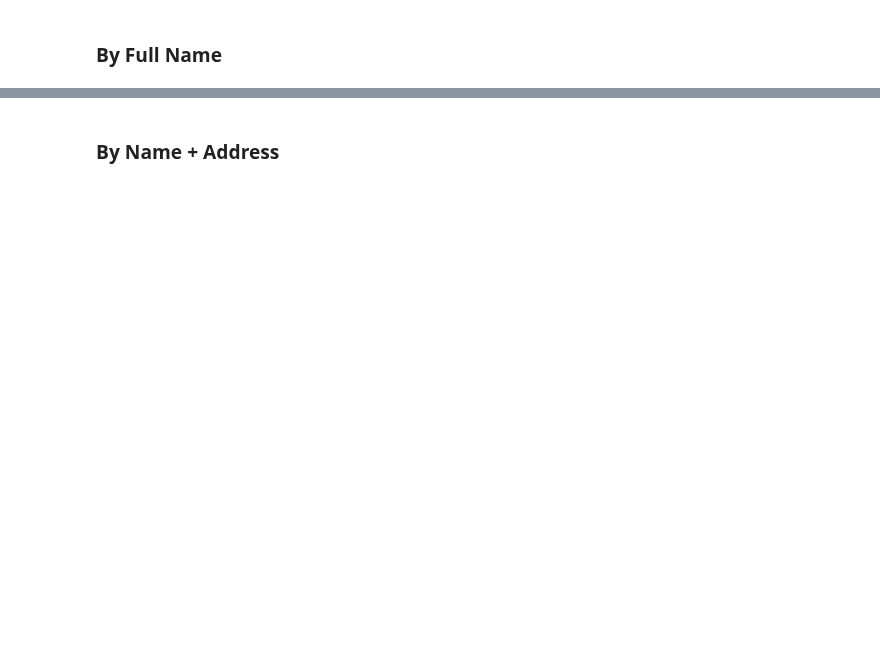
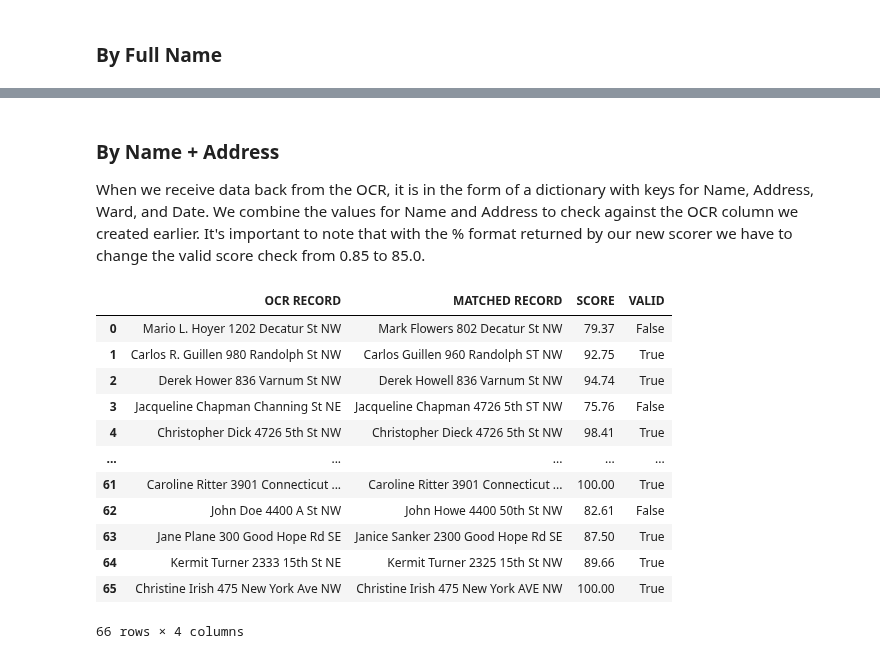
Before and after one commit to Civic-Tech-Ballot-Inititiave/Ballot-Initiative, a Jupyter notebook: notebooks/matching_algorithm_benchmarks.ipynb, the cells around one changed output, grey strips where cells are left out. Drawn from its saved outputs; the diff is of its cells as text; code cells hidden in the pictures; blank space fills up the shorter version.

```diff
--- a/notebooks/matching_algorithm_benchmarks.ipynb
+++ b/notebooks/matching_algorithm_benchmarks.ipynb
@@ -36,2 +131,49 @@ logger.info(f"Initialized columns in: {start_time - end_time}"
+# %%
+def score_fuzzy_match_slim(query_name, names_list):
+    # the default scorer produces a Levenshtein distance number, so we can use fuzz.ratio as a scorer to obtain a more readable % format
+    # default_process is a processor that removes whitespace, lowers all letters, removes any non-alphanumeric characters
+    # by limiting to 5 we can save a little bit of space and time and code, since we were looping through all of the items before and only taking the top 5 of the sorted list.
+    list_of_match_tuples = process.extract(query=query_name, choices=names_list, scorer=fuzz.ratio, processor=utils.default_process, limit=5)
+    # this will produce a list of tuples whose values are as follows:
+    # (matched record: the record which the query matched*,
+    # score: the result of fuzz.ratio between the query and the matched record,
+    # index: when checked against an iterable i.e standard python list, this will be an index, when checked against panda dataframes, it will return a key)
+    return list_of_match_tuples
 # %% [markdown]
 ### By Name + Address
+
+When we receive data back from the OCR, it is in the form of a dictionary with keys for Name, Address, Ward, and Date. We combine the values for Name and Address to check against the OCR column we created earlier. It's important to note that with the % format returned by our new scorer we have to change the valid score check from 0.85 to 85.0.
+# %%
+matched_list = list()
+start_time = time.time()
+
+for dict_ in resulting_data:
+                name_address_combo = f"{dict_['Name']} {dict_['Address']}"
+                temp_dict = dict()
+                high_match_ids = score_fuzzy_match_slim(name_address_combo, voter_records_2023_df["OCR"])
+                record_, score_, id_ = high_match_ids[0]
+                temp_dict['OCR RECORD'] = name_address_combo
+                temp_dict['MATCHED RECORD'] = record_
+                temp_dict['SCORE'] = "{:.2f}".format(score_)
+                temp_dict['VALID'] = False
+                if score_ > 85.0:
+                    temp_dict['VALID'] = True
+                matched_list.append(temp_dict)
+
+match_df = pd.DataFrame(matched_list, columns=["OCR RECORD", "MATCHED RECORD", "SCORE", "VALID"])
+end_time = time.time()
+match_df
+# %% [output]
+|  | OCR RECORD | MATCHED RECORD | SCORE | VALID |
+| 0 | Mario L. Hoyer 1202 Decatur St NW | Mark Flowers 802 Decatur St NW | 79.37 | False |
+| 1 | Carlos R. Guillen 980 Randolph St NW | Carlos Guillen 960 Randolph ST NW | 92.75 | True |
+| 2 | Derek Hower 836 Varnum St NW | Derek Howell 836 Varnum St NW | 94.74 | True |
+| 3 | Jacqueline Chapman Channing St NE | Jacqueline Chapman 4726 5th ST NW | 75.76 | False |
+| 4 | Christopher Dick 4726 5th St NW | Christopher Dieck 4726 5th St NW | 98.41 | True |
+| ... | ... | ... | ... | ... |
+| 61 | Caroline Ritter 3901 Connecticut ... | Caroline Ritter 3901 Connecticut ... | 100.00 | True |
+| 62 | John Doe 4400 A St NW | John Howe 4400 50th St NW | 82.61 | False |
+| 63 | Jane Plane 300 Good Hope Rd SE | Janice Sanker 2300 Good Hope Rd SE | 87.50 | True |
+| 64 | Kermit Turner 2333 15th St NE | Kermit Turner 2325 15th St NW | 89.66 | True |
+| 65 | Christine Irish 475 New York Ave NW | Christine Irish 475 New York AVE NW | 100.00 | True |
+66 rows × 4 columns
```
Also changed, not shown: parts of 21 cells of this notebook, 3 other files.
